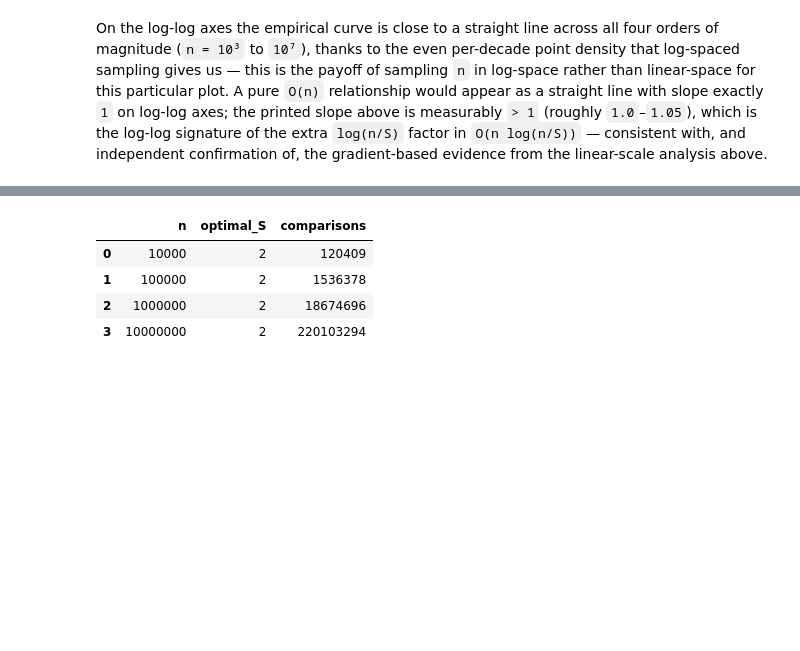
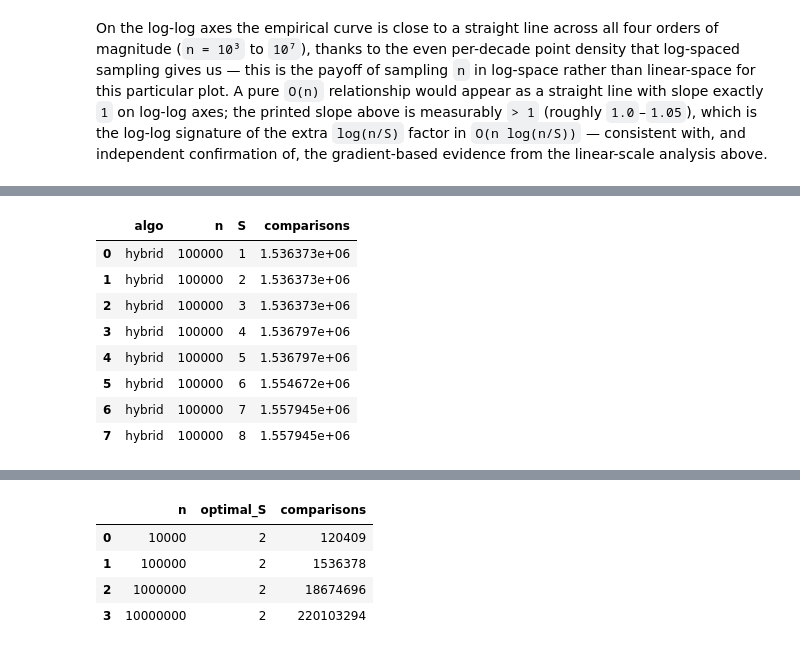
Before and after one commit to wheyy/merge-insertion-hybrid, a Jupyter notebook: analysis.ipynb, the cells around one changed output, grey strips where cells are left out. Saved outputs shown, nothing was run; the diff lists cells and outputs as text; code cells hidden in the pictures; blank space fills up the shorter version.

```diff
--- a/analysis.ipynb
+++ b/analysis.ipynb
@@ -405,0 +452,26 @@ df_cii.loc[df_cii["comparisons"].idxmin()]
+# %%
+S_values_small = np.arange(1, 9) # 1 - 8
+SEEDS = range(1, 301)  # 300 seeds for each S
+
+rows_cii_small = []
+for S in S_values_small:
+    trials = [run("hybrid", N_FIXED, int(S), seed=seed) for seed in SEEDS]
+    rows_cii_small.append({
+        "algo": "hybrid",
+        "n": N_FIXED,
+        "S": int(S),
+        "comparisons": float(np.mean([t["comparisons"] for t in trials])),
+    })
+
+df_cii_small = pd.DataFrame(rows_cii_small)
+df_cii_small
+# %% [output]
+|  | algo | n | S | comparisons |
+| 0 | hybrid | 100000 | 1 | 1.536373e+06 |
+| 1 | hybrid | 100000 | 2 | 1.536373e+06 |
+| 2 | hybrid | 100000 | 3 | 1.536373e+06 |
+| 3 | hybrid | 100000 | 4 | 1.536797e+06 |
+| 4 | hybrid | 100000 | 5 | 1.536797e+06 |
+| 5 | hybrid | 100000 | 6 | 1.554672e+06 |
+| 6 | hybrid | 100000 | 7 | 1.557945e+06 |
+| 7 | hybrid | 100000 | 8 | 1.557945e+06 |
```
Also changed, not shown: parts of 8 cells of this notebook, 2 other files.
